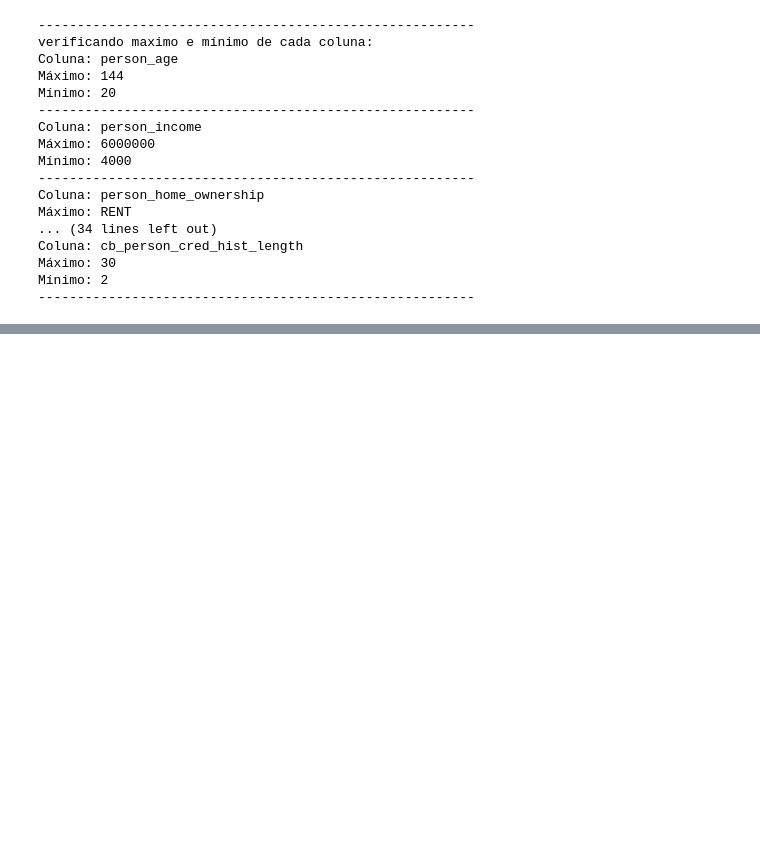
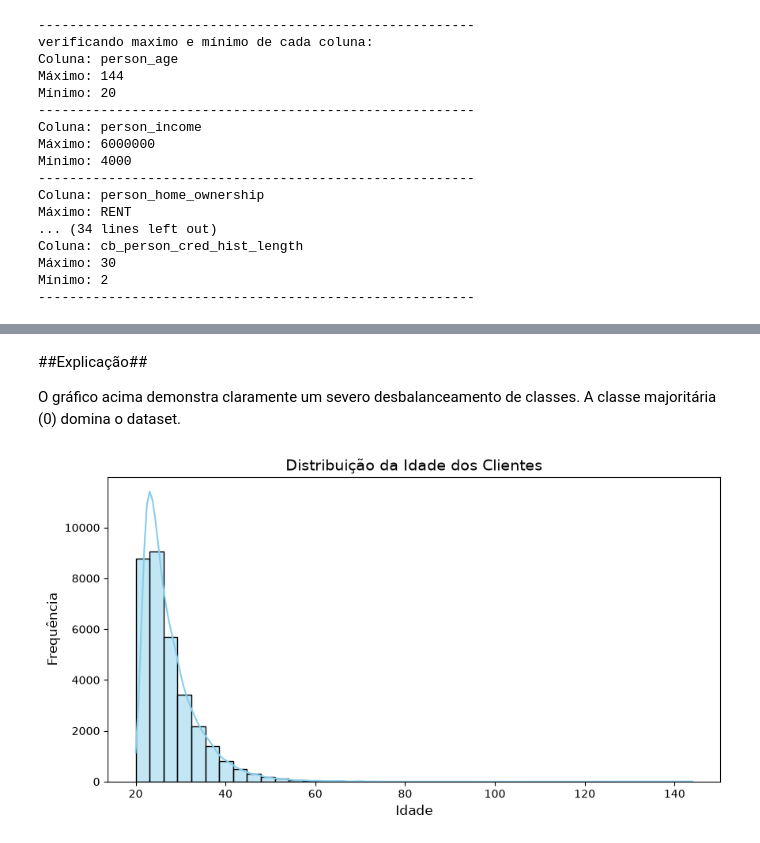
Before and after one commit to programado10/final_project_sc-tec, a Jupyter notebook: code_final_project.ipynb, the cells around one changed output, grey strips where cells are left out. Saved outputs shown, nothing was run; the diff lists cells and outputs as text; code cells hidden in the pictures; blank space fills up the shorter version.

```diff
--- a/code_final_project.ipynb
+++ b/code_final_project.ipynb
@@ -93,0 +119,20 @@ Mínimo: 2
+# %% [markdown]
+##Explicação##
+
+O gráfico acima demonstra claramente um severo desbalanceamento de classes. A classe majoritária (0) domina o dataset.
+# %%
+# Define o tamanho da figura
+plt.figure(figsize=(10, 5))
+
+# Cria o histograma com a linha de densidade (kde=True)
+sns.histplot(df['person_age'], bins=40, kde=True, color='skyblue')
+
+# Adiciona título e rótulos
+plt.title('Distribuição da Idade dos Clientes', fontsize=14)
+plt.xlabel('Idade', fontsize=12)
+plt.ylabel('Frequência', fontsize=12)
+
+# Exibe o gráfico
+plt.show()
+# %% [output]
+[figure, added]
```
Also changed, not shown: parts of 20 cells of this notebook.
